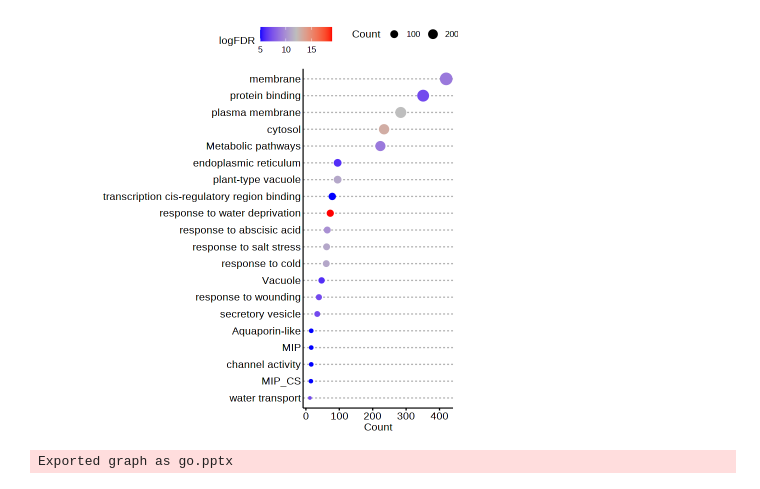
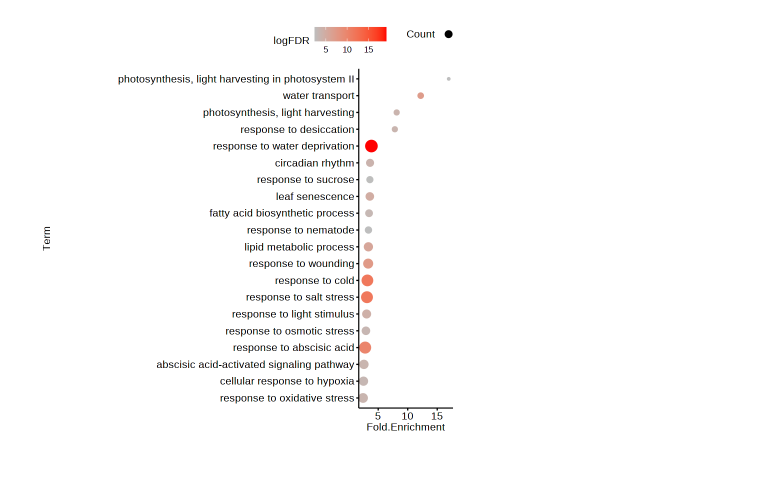
Before and after one commit to sou-06/Visualize_RTools_For_Omics, a Jupyter notebook: GO_DAVID.ipynb, the cells around one changed output. Saved outputs shown, nothing was run; the diff lists cells and outputs as text; code cells hidden in the pictures.

```diff
--- a/GO_DAVID.ipynb
+++ b/GO_DAVID.ipynb
@@ -53,18 +47,17 @@ A data.frame: 657 × 13
 # %%
 library(ggpubr)
-plt = ggdotchart(df2, x = "Term", y = "Count",
+df$logFDR = -log10(df$FDR)
+df = df[df$Category == "GOTERM_BP_DIRECT",] # Biological prosessのみにしている。ほかのも見たいときはこの行の行頭に#を置いて。あらかじめエクセル等でフィルターしてもよい。
+if (nrow(df) > 20) df = df[1:20, ] #数が多いときは、20個までに制限
+
+plt = ggdotchart(df, x = "Term", y = "Fold.Enrichment",
            color = "logFDR",
            sorting = "descending",
            rotate = TRUE,
            dot.size = "Count",
            ggtheme = theme_pubr()
            ) +
-  ggplot2::scale_color_gradientn(colors = c("blue", "gray", "red")) +
-  theme_cleveland()
+  ggplot2::scale_color_gradientn(colors = c("gray", "red"))
 plt
 # %% [output]
-[figure, old version]
+[figure, new version]
-# %%
-graph2ppt(plt, "go.pptx")
-# %% [output]
-Exported graph as go.pptx
```
Also changed, not shown: parts of 5 cells of this notebook.
